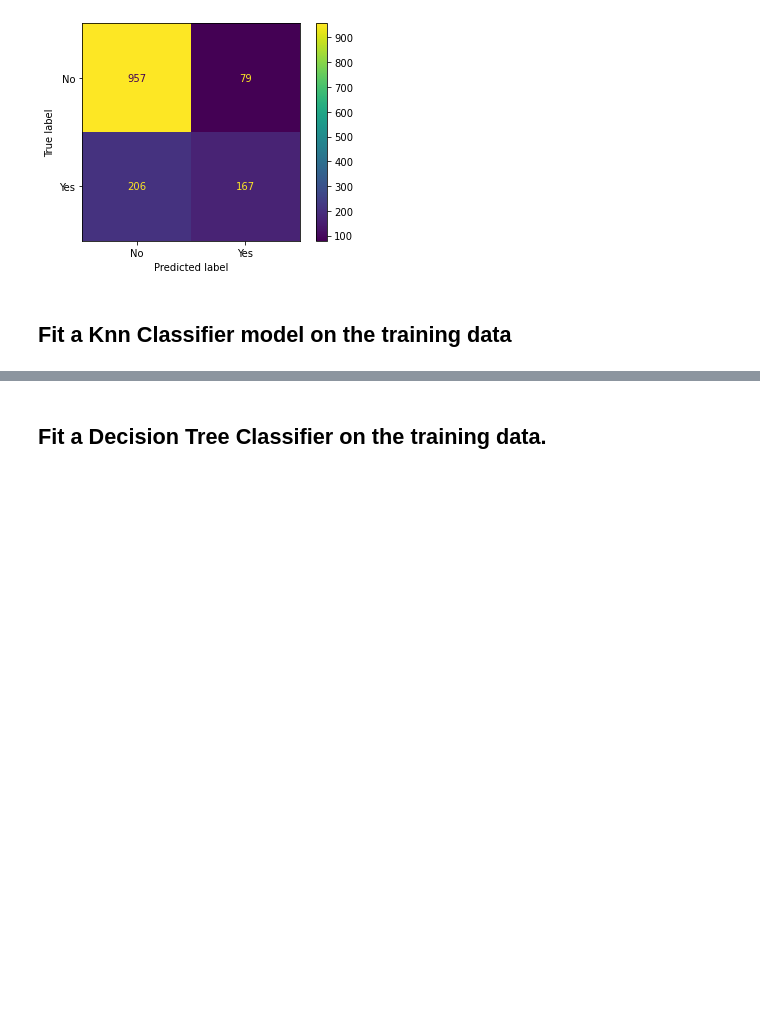
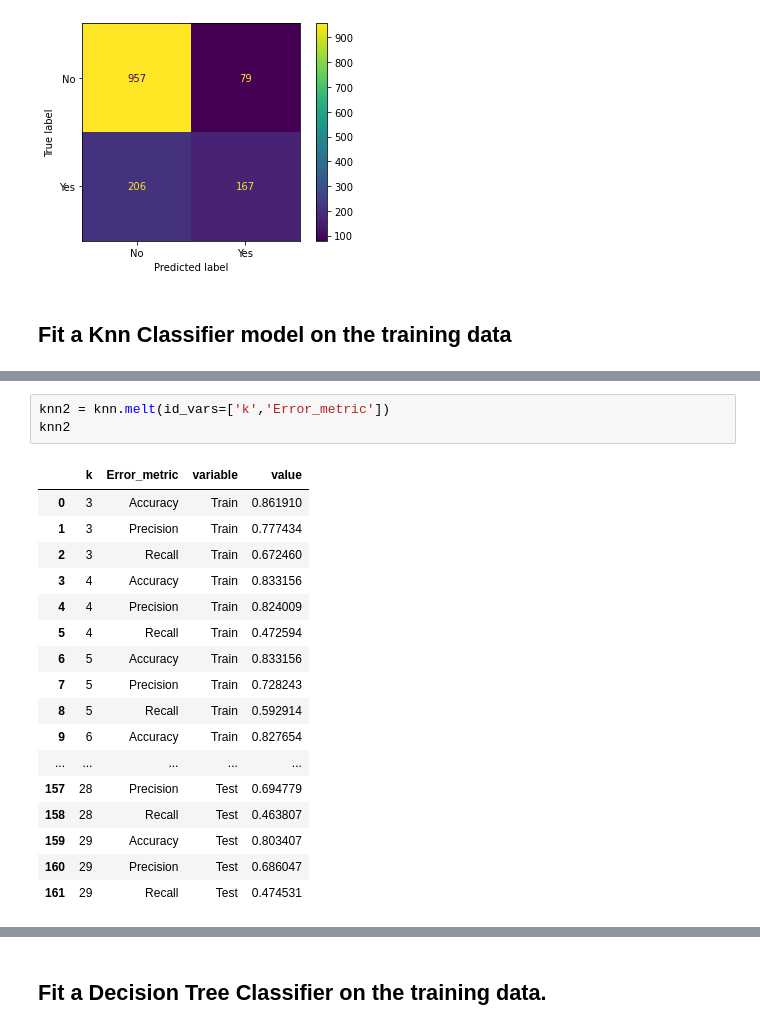
Before and after one commit to ChristinIskander/Classlabs, a Jupyter notebook: week 7/Tuesday 03.05.2022/Customer Churn-Handling Imbalanced Data.ipynb, the cells around one changed output, grey strips where cells are left out. Saved outputs shown, nothing was run; the diff lists cells and outputs as text; blank space fills up the shorter version.

```diff
--- a/week 7/Tuesday 03.05.2022/Customer Churn-Handling Imbalanced Data.ipynb
+++ b/week 7/Tuesday 03.05.2022/Customer Churn-Handling Imbalanced Data.ipynb
@@ -313,3 +314,24 @@ knn
+# %%
+knn2 = knn.melt(id_vars=['k','Error_metric'])
+knn2
+# %% [output]
+|  | k | Error_metric | variable | value |
+| 0 | 3 | Accuracy | Train | 0.861910 |
+| 1 | 3 | Precision | Train | 0.777434 |
+| 2 | 3 | Recall | Train | 0.672460 |
+| 3 | 4 | Accuracy | Train | 0.833156 |
+| 4 | 4 | Precision | Train | 0.824009 |
+| 5 | 4 | Recall | Train | 0.472594 |
+| 6 | 5 | Accuracy | Train | 0.833156 |
+| 7 | 5 | Precision | Train | 0.728243 |
+| 8 | 5 | Recall | Train | 0.592914 |
+| 9 | 6 | Accuracy | Train | 0.827654 |
+| ... | ... | ... | ... | ... |
+| 157 | 28 | Precision | Test | 0.694779 |
+| 158 | 28 | Recall | Test | 0.463807 |
+| 159 | 29 | Accuracy | Test | 0.803407 |
+| 160 | 29 | Precision | Test | 0.686047 |
+| 161 | 29 | Recall | Test | 0.474531 |
 # %%
 import matplotlib.pyplot as plt
 import seaborn as sns
```
Also changed, not shown: parts of 6 cells of this notebook.
